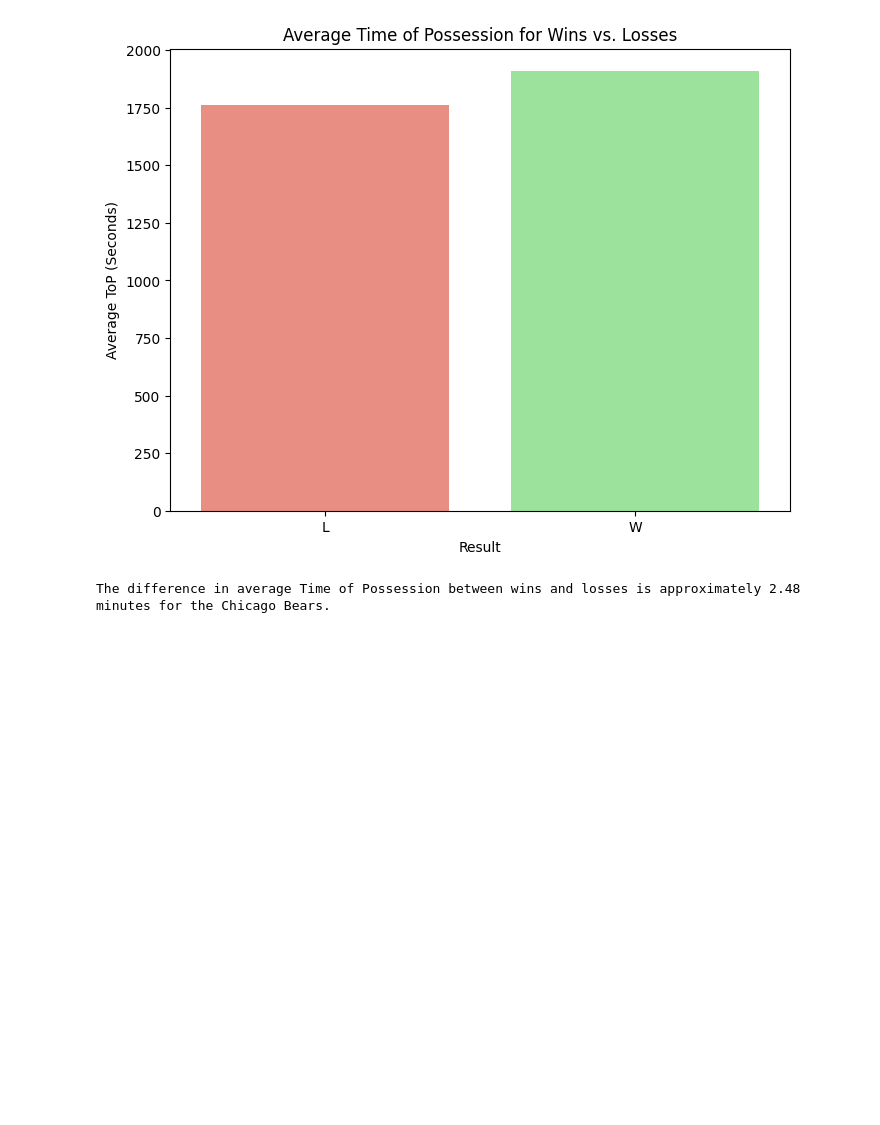
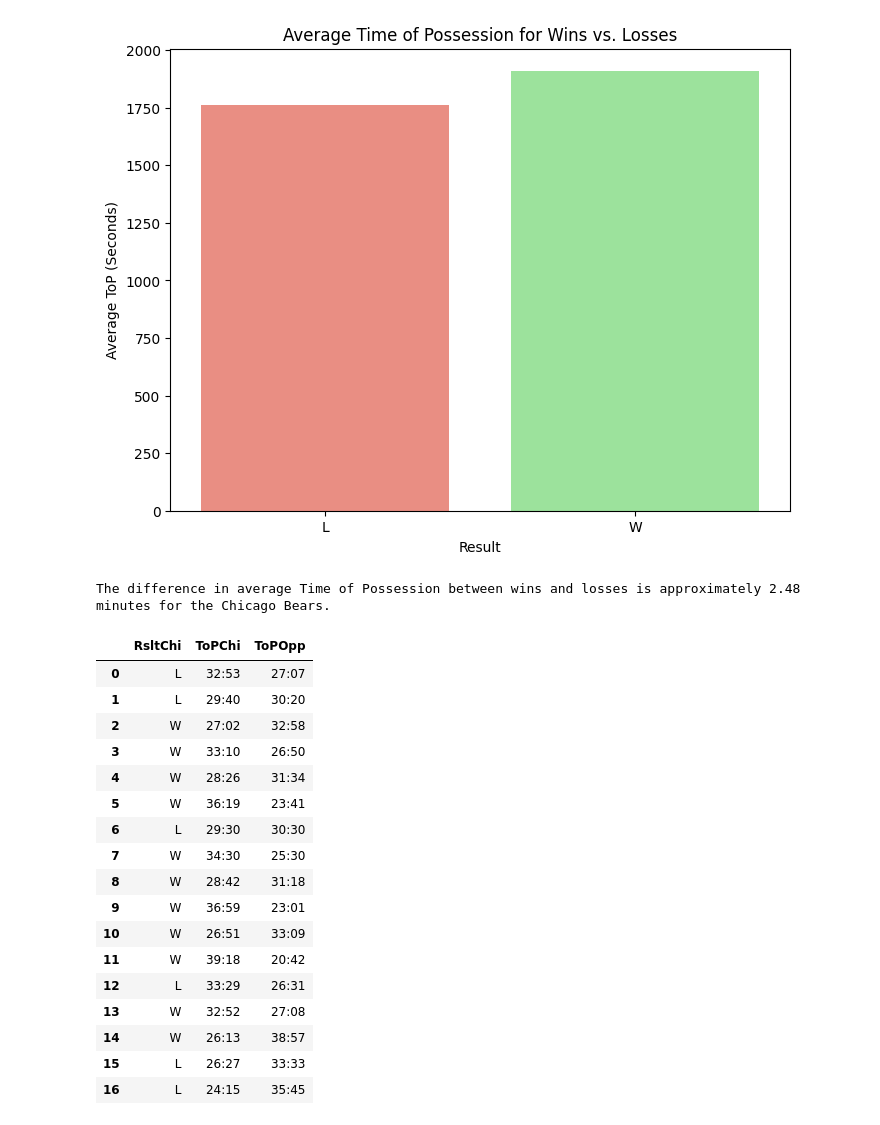
Before and after one commit to patelshri308-commits/DaBears, a Jupyter notebook: cb2025.ipynb, the cells around one changed output. Cells and saved outputs as stored; diff of their text form; code cells hidden in the pictures; blank space fills up the shorter version.

```diff
--- a/cb2025.ipynb
+++ b/cb2025.ipynb
@@ -41,3 +51,30 @@ Passing `palette` without assigning `hue` is deprecated and will be removed in v
   sns.barplot(x='Rslt', y='ToP_seconds', data=average_top_by_result, palette={'L': 'salmon', 'W': 'lightgreen'})
 [figure]
 The difference in average Time of Possession between wins and losses is approximately 2.48 minutes for the Chicago Bears.
+# %%
+opponent_regular_season_outcomes = pd.read_csv('DaBears/TeamStats/Opponent2025RegularSeason.csv')
+opponent_regular_season_outcomes['ToP']
+
+all_reg_season_outcomes = regular_season_outcomes.join(opponent_regular_season_outcomes, lsuffix = 'Chi', rsuffix = 'Opp')
+all_ToP = all_reg_season_outcomes[['RsltChi','ToPChi','ToPOpp']]
+all_ToP = all_ToP.iloc[0:17]
+all_ToP
+# %% [output]
+|  | RsltChi | ToPChi | ToPOpp |
+| 0 | L | 32:53 | 27:07 |
+| 1 | L | 29:40 | 30:20 |
+| 2 | W | 27:02 | 32:58 |
+| 3 | W | 33:10 | 26:50 |
+| 4 | W | 28:26 | 31:34 |
+| 5 | W | 36:19 | 23:41 |
+| 6 | L | 29:30 | 30:30 |
+| 7 | W | 34:30 | 25:30 |
+| 8 | W | 28:42 | 31:18 |
+| 9 | W | 36:59 | 23:01 |
+| 10 | W | 26:51 | 33:09 |
+| 11 | W | 39:18 | 20:42 |
+| 12 | L | 33:29 | 26:31 |
+| 13 | W | 32:52 | 27:08 |
+| 14 | W | 26:13 | 38:57 |
+| 15 | L | 26:27 | 33:33 |
+| 16 | L | 24:15 | 35:45 |
```
Also changed, not shown: parts of 10 cells of this notebook.
